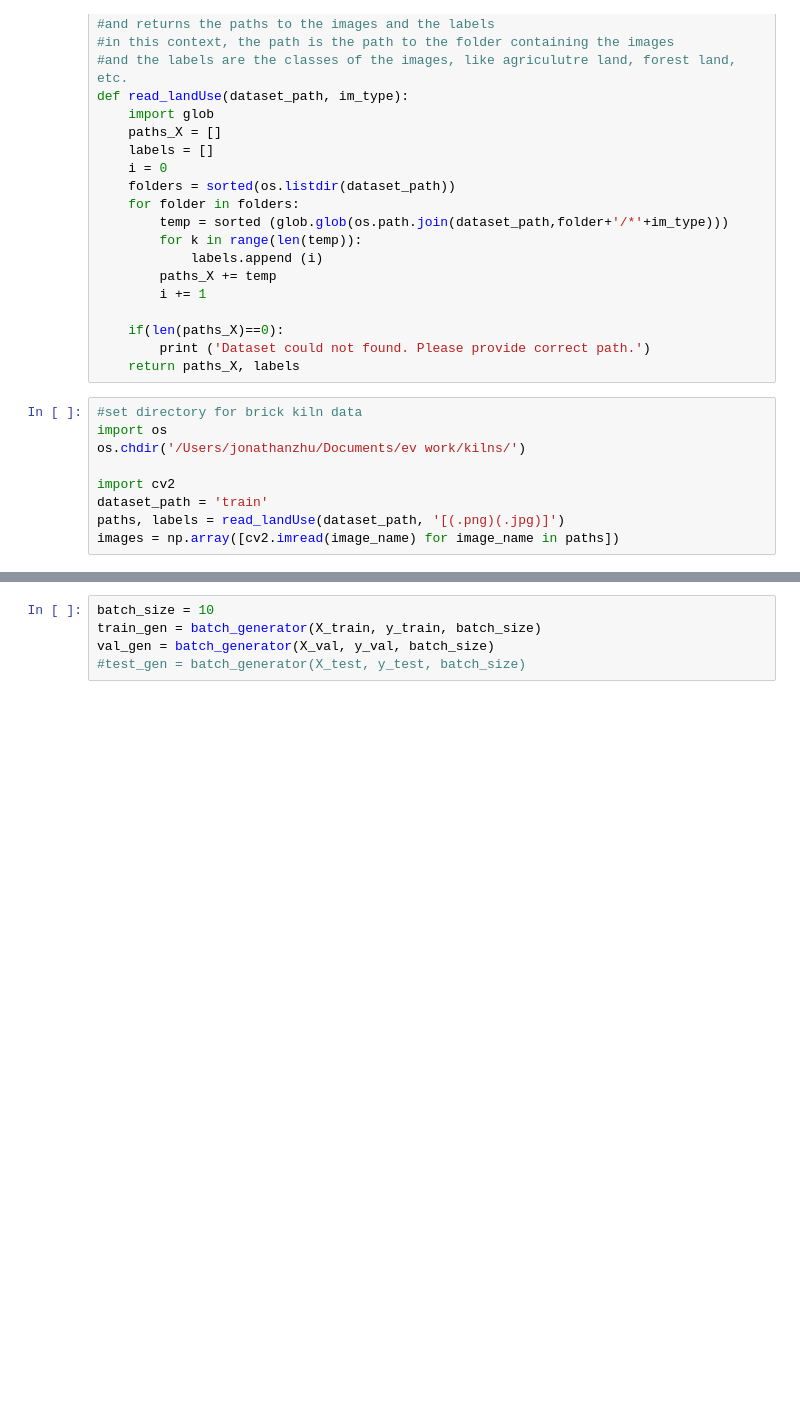
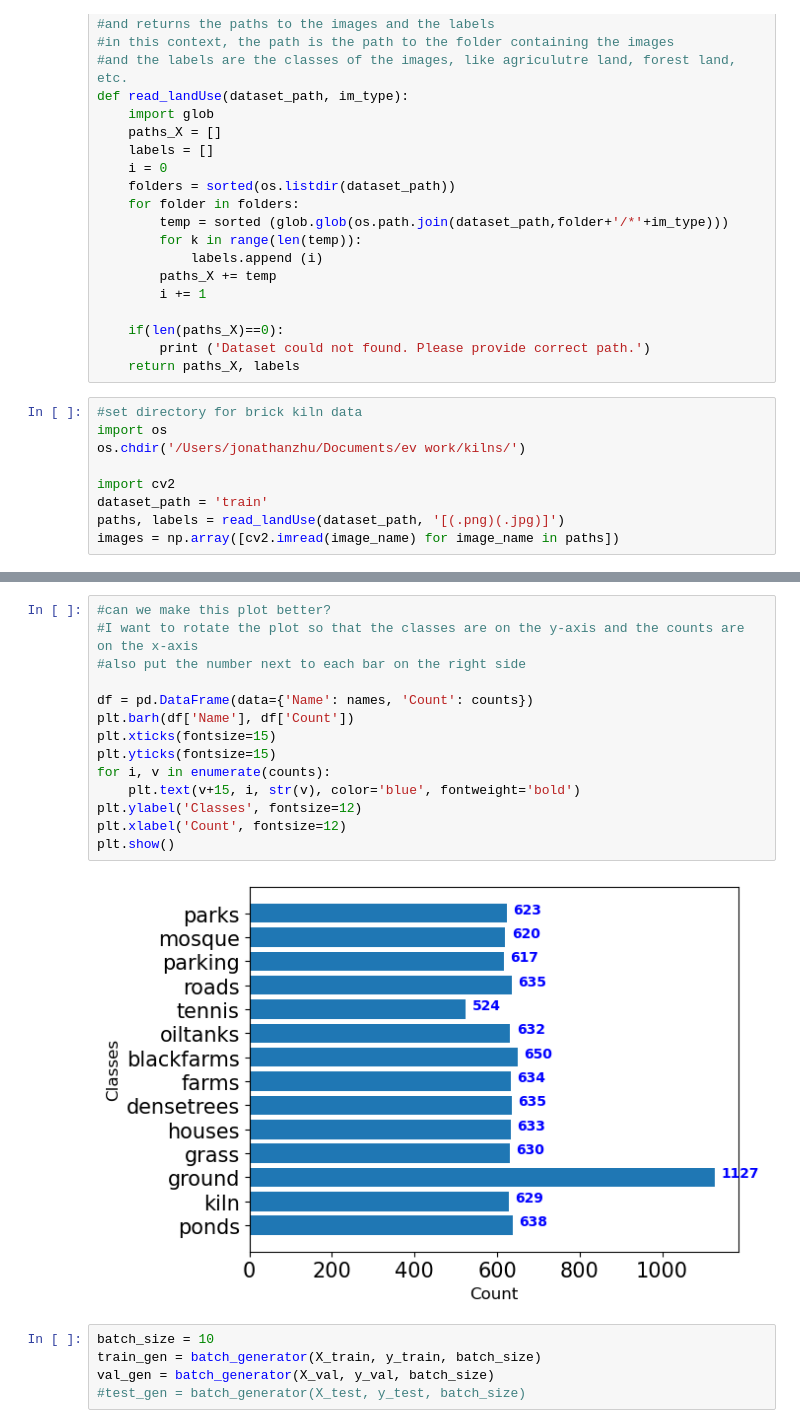
Before and after one commit to EVAnalysisCorp/topicsindatascience, a Jupyter notebook: sample_code/NB06_Image_Classification.ipynb, the cells around one changed output, grey strips where cells are left out. Drawn from its saved outputs; the diff is of its cells as text; blank space fills up the shorter version.

```diff
--- a/sample_code/NB06_Image_Classification.ipynb
+++ b/sample_code/NB06_Image_Classification.ipynb
@@ -166,3 +182,19 @@ plt.show()
+# %%
+#can we make this plot better?
+#I want to rotate the plot so that the classes are on the y-axis and the counts are on the x-axis
+#also put the number next to each bar on the right side
+
+df = pd.DataFrame(data={'Name': names, 'Count': counts})
+plt.barh(df['Name'], df['Count'])
+plt.xticks(fontsize=15)
+plt.yticks(fontsize=15)
+for i, v in enumerate(counts):
+    plt.text(v+15, i, str(v), color='blue', fontweight='bold')
+plt.ylabel('Classes', fontsize=12)
+plt.xlabel('Count', fontsize=12)
+plt.show()
+# %% [output]
+[figure, added]
 # %%
 batch_size = 10
 train_gen = batch_generator(X_train, y_train, batch_size)
```
Also changed, not shown: parts of 9 cells of this notebook.
